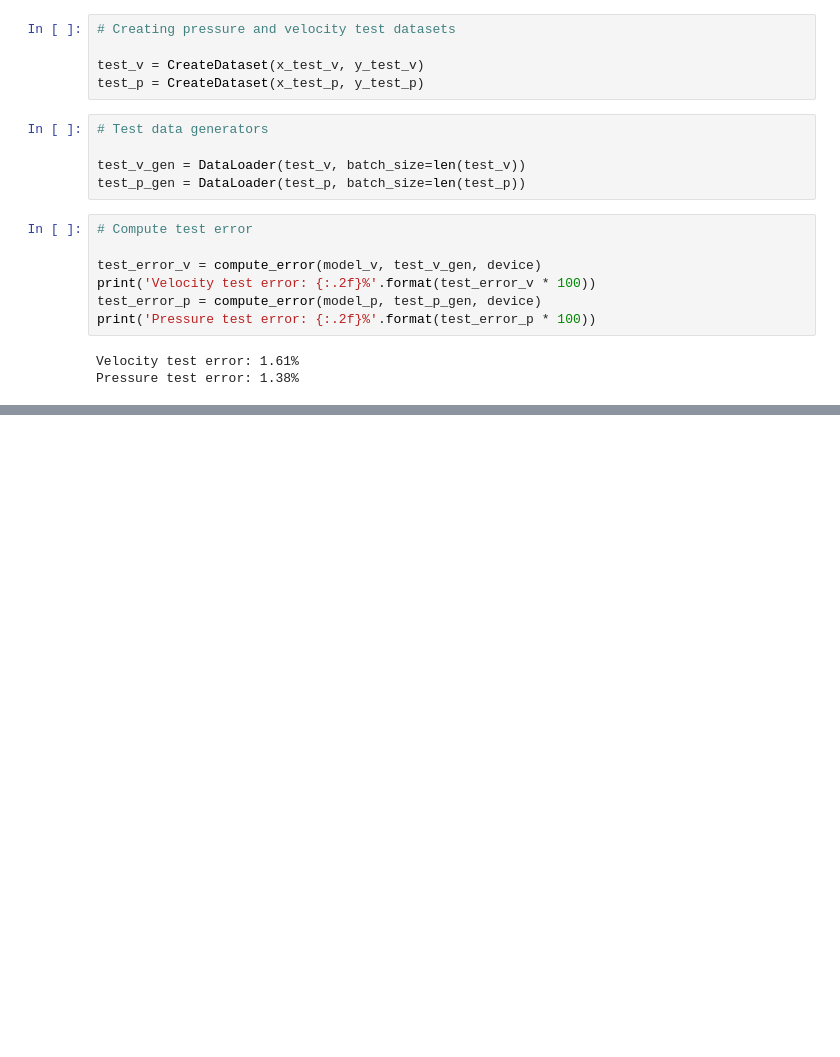
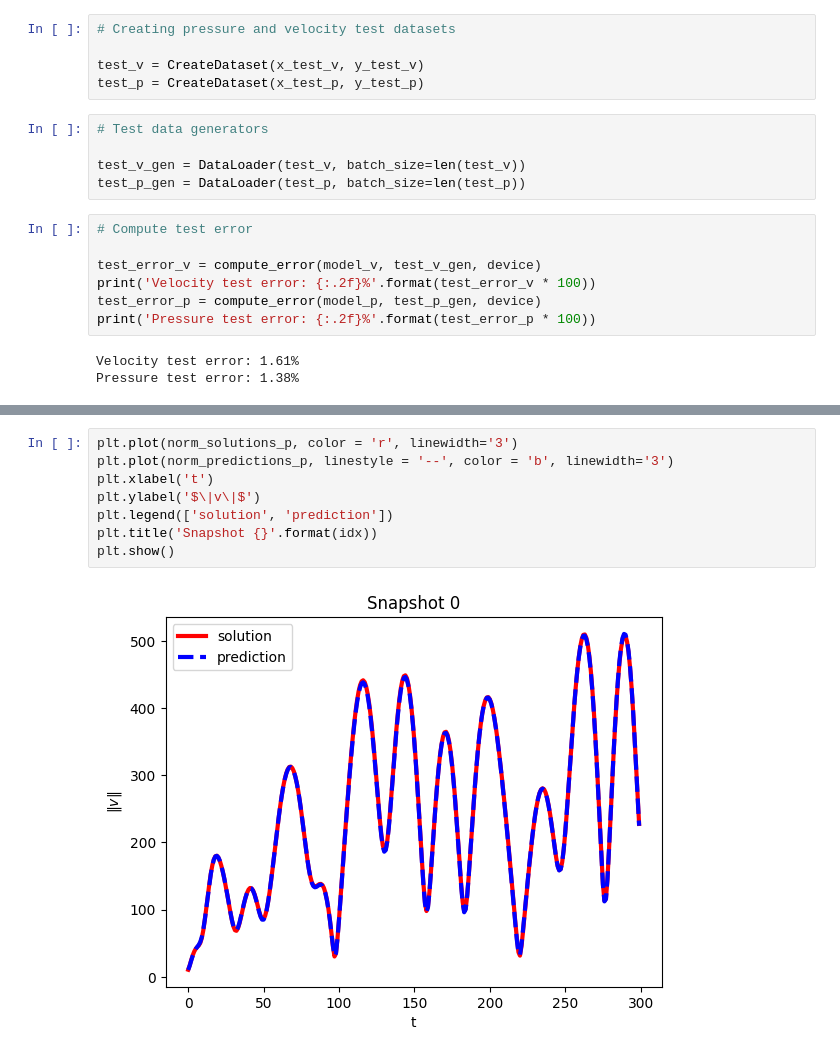
Before and after one commit to CS-433/ml-project-2-vaporizers, a Jupyter notebook: run.ipynb, the cells around one changed output, grey strips where cells are left out. Drawn from its saved outputs; the diff is of its cells as text; blank space fills up the shorter version.

```diff
--- a/run.ipynb
+++ b/run.ipynb
@@ -151,0 +184,10 @@ Pressure test error: 1.38%
+# %%
+plt.plot(norm_solutions_p, color = 'r', linewidth='3')
+plt.plot(norm_predictions_p, linestyle = '--', color = 'b', linewidth='3')
+plt.xlabel('t')
+plt.ylabel('$\|v\|$')
+plt.legend(['solution', 'prediction'])
+plt.title('Snapshot {}'.format(idx))
+plt.show()
+# %% [output]
+[figure, added]
```
Also changed, not shown: parts of 6 cells of this notebook.
